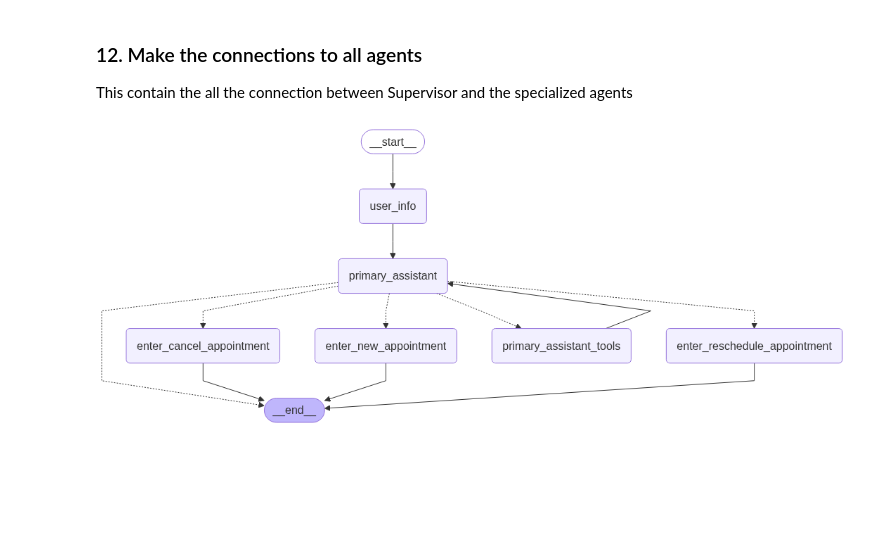
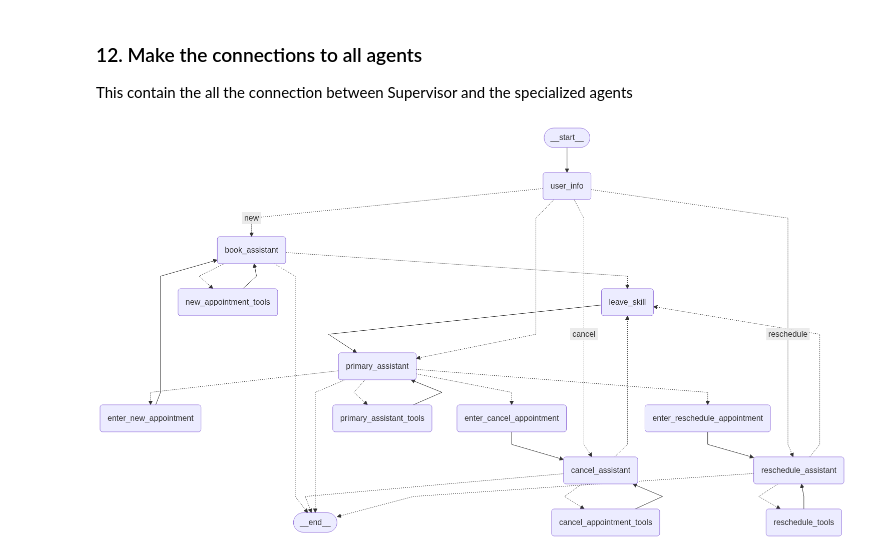
Before and after one commit to JHansiduYapa/Multi-Agent-System-for-Healthcare-Appointment-Booking, a Jupyter notebook: v2-agent/v2.1-agent.ipynb, the cells around one changed output. Drawn from its saved outputs; the diff is of its cells as text; code cells hidden in the pictures; blank space fills up the shorter version.

```diff
--- a/v2-agent/v2.1-agent.ipynb
+++ b/v2-agent/v2.1-agent.ipynb
@@ -999,9 +1048,10 @@ def route_to_workflow(
         return "primary_assistant"
     return dialog_state[-1]
 
+# this is the first workflow routing node
 def user_info(state: State):
     # this node is responsible to route to the relavant workflow
-    current_dialog_state = state.get("dialog_state")
+    current_dialog_state = None
     # simply get the state and set it back to the state
     return {"dialog_state":current_dialog_state}
 # %% [markdown]
@@ -1012,42 +1062,79 @@ This contain the all the connection between Supervisor and the specialized agent
 # make the simple graph to test the functionality
 all_graph_builder = StateGraph(State)
 
 # add nodes
 all_graph_builder.add_node("user_info", user_info)
 all_graph_builder.add_node("primary_assistant", Assistant(primary_assistant_runnable))
+all_graph_builder.add_node("reschedule_assistant", Assistant(update_appointment_runnable))
+all_graph_builder.add_node("cancel_assistant", Assistant(cancel_appointment_runnable))
+all_graph_builder.add_node("book_assistant", Assistant(book_appointment_runnable))
+
+# add leave skill node
+all_graph_builder.add_node("leave_skill", pop_dialog_state)
 
 # make a entry node to the new appointment
 all_graph_builder.add_node("enter_new_appointment", create_entry_node("new_appointment", "new"))
 all_graph_builder.add_node("enter_cancel_appointment", create_entry_node("cancel_appointment", "cancel"))
 all_graph_builder.add_node("enter_reschedule_appointment", create_entry_node("reschedule_appointment", "reschedule"))
 all_graph_builder.add_node("primary_assistant_tools", ToolNode(primary_assistant_tools))
+
+# add node to connect to the each specialized assistant
+# "reschedule_tools"
+# "cancel_appointment_tools" "new_appointment_tools"
+all_graph_builder.add_node("reschedule_tools", ToolNode(update_appointment_tools))
+all_graph_builder.add_node("cancel_appointment_tools", ToolNode(cancel_appointment_tools))
+all_graph_builder.add_node("new_appointment_tools", ToolNode(book_appointment_tools))
+
+# again route back to the current node as react agent
+all_graph_builder.add_edge("reschedule_tools", "reschedule_assistant")
+all_graph_builder.add_edge("cancel_appointment_tools", "cancel_assistant")
+all_graph_builder.add_edge("new_appointment_tools", "book_assistant")
 
 # add the entry level connections to primary assistant
 all_graph_builder.add_edge(START, "user_info")
 all_graph_builder.add_edge("user_info", "primary_assistant")
 all_graph_builder.add_conditional_edges("primary_assistant", route_primary_assistant,
                                         ["primary_assistant_tools",
                                          "enter_new_appointment",
                                          "enter_cancel_appointment",
                                          "enter_reschedule_appointment",
                                          END])
+all_graph_builder.add_edge("primary_assistant_tools", "primary_assistant")
 
-all_graph_builder.add_edge("primary_assistant_tools", "primary_assistant")
-all_graph_builder.add_edge("enter_new_appointment", END)
-all_graph_builder.add_edge("enter_cancel_appointment", END)
-all_graph_builder.add_edge("enter_reschedule_appointment", END)
+# make connections to each specialized agents
+all_graph_builder.add_edge("enter_new_appointment", "book_assistant")
+all_graph_builder.add_edge("enter_cancel_appointment", "cancel_assistant")
+all_graph_builder.add_edge("enter_reschedule_appointment", "reschedule_assistant")
+
+# connect leave skill to primary assistant
+all_graph_builder.add_edge("leave_skill", "primary_assistant")
+
+
+# add routing to tools and leave skill and end to each assistant
+all_graph_builder.add_conditional_edges("book_assistant", route_new_assistant, ["leave_skill","new_appointment_tools",END])
+all_graph_builder.add_conditional_edges("cancel_assistant", route_cancel_assistant, ["leave_skill","cancel_appointment_tools",END])
+all_graph_builder.add_conditional_edges("reschedule_assistant", route_reschedule_assistant, ["leave_skill","reschedule_tools",END])
+
+# add routing when again start
+all_graph_builder.add_conditional_edges("user_info", route_to_workflow, {"new": "book_assistant",
+                                                                         "reschedule": "reschedule_assistant",
+                                                                         "cancel": "cancel_assistant",
+                                                                         "primary_assistant": "primary_assistant"})
 
 memory_update = MemorySaver()
 all_graph = all_graph_builder.compile(checkpointer=memory_update)
 
 from IPython.display import Image, display
+from langchain_core.runnables.graph import CurveStyle, MermaidDrawMethod, NodeStyles
 
-try:
-    display(Image(all_graph.get_graph().draw_mermaid_png()))
-except Exception:
-    pass
+display(Image(all_graph.get_graph(xray=True).draw_mermaid_png(curve_style=CurveStyle.LINEAR,
+            node_colors=NodeStyles(first="#ffdfba", last="#baffc9", default="#fad7de"),
+            wrap_label_n_words=9,
+            output_file_path=None,
+            background_color="white",
+            padding=10,)))
 # %% [output]
-[figure, old version]
+[figure, new version]
 # %%
 def _print_event(event: dict, _printed: set, max_length=1500):
     current_state = event.get("dialog_state")
```
Also changed, not shown: parts of 12 cells of this notebook.
